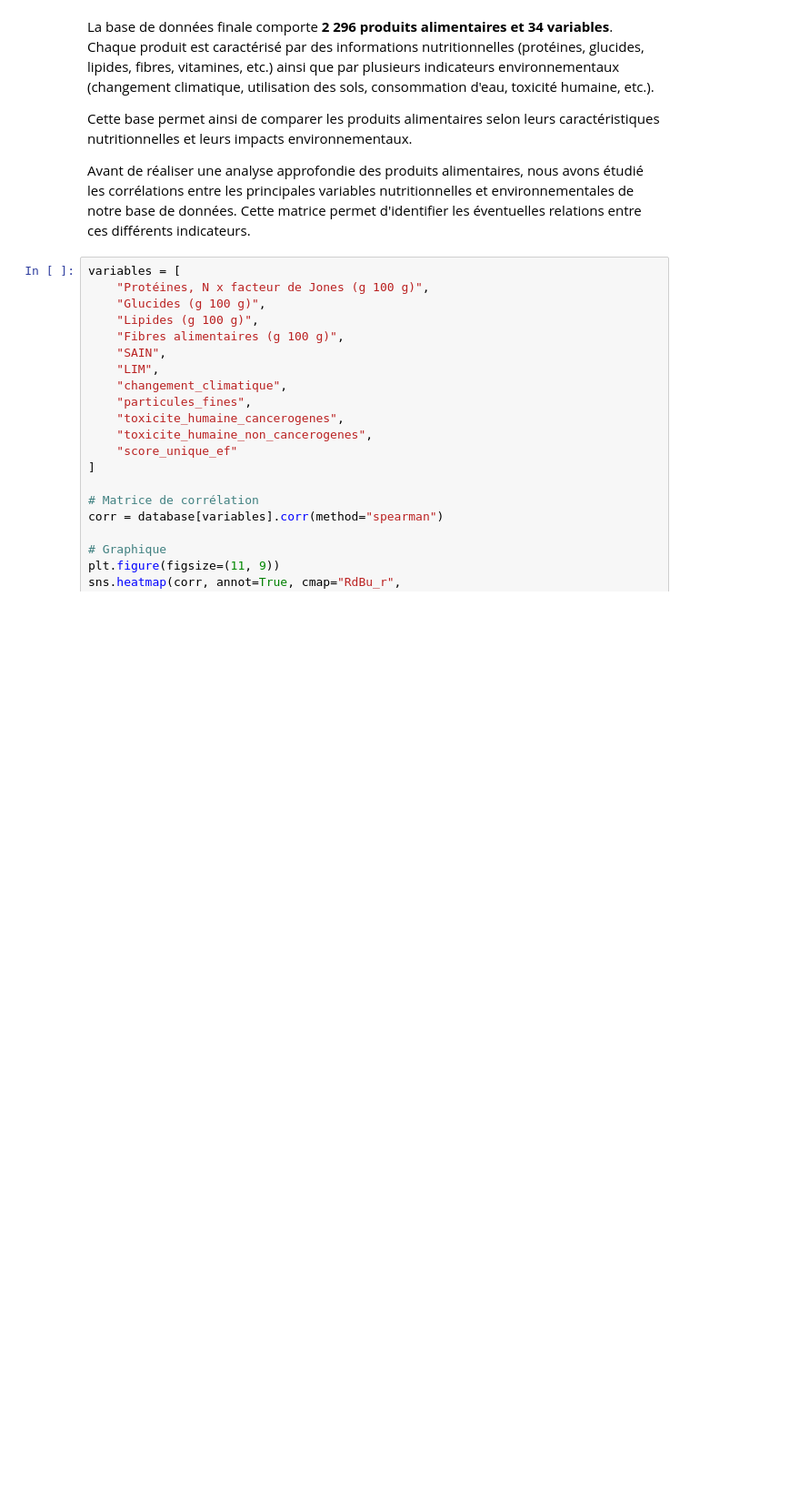
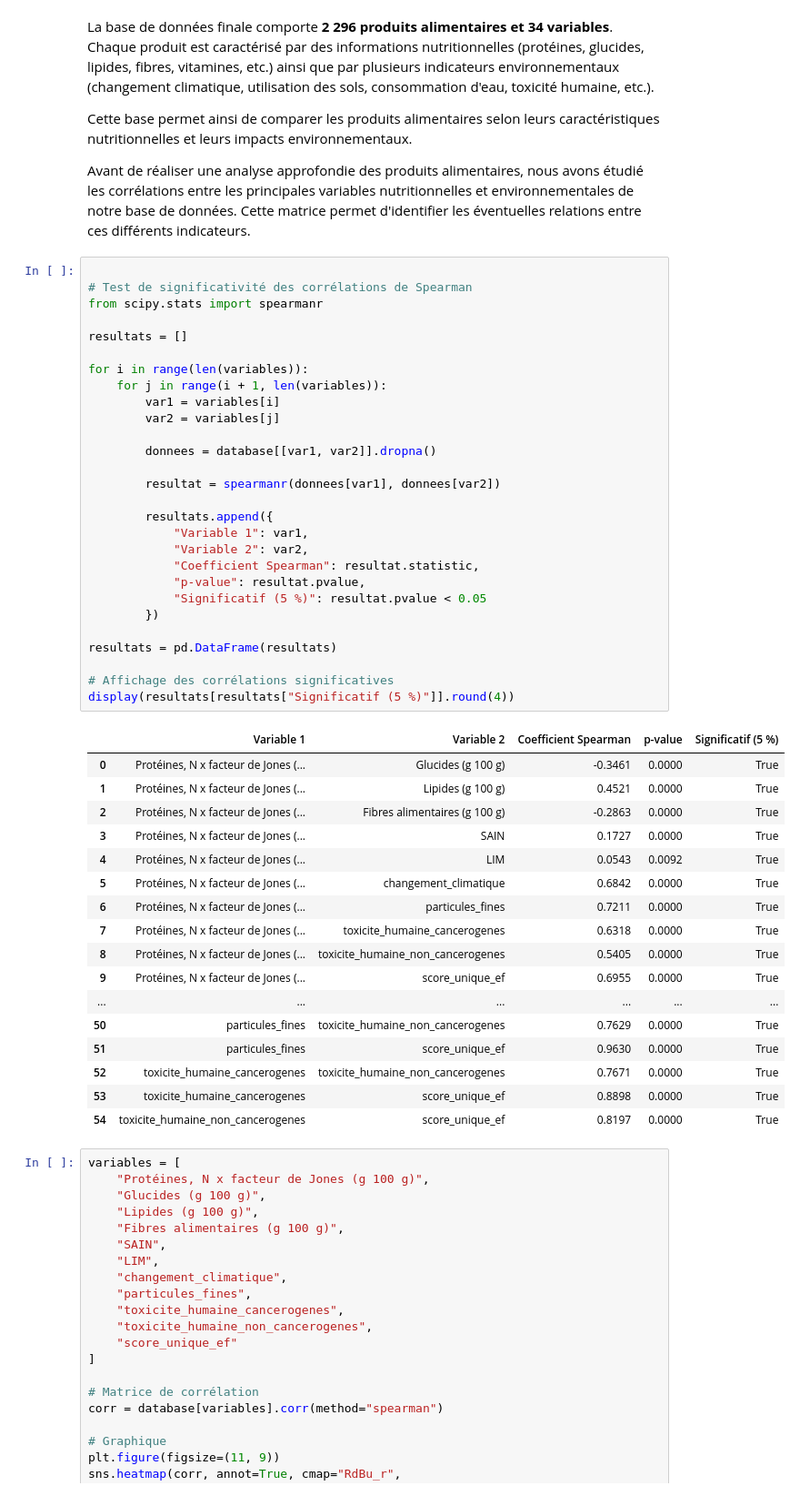
Before and after one commit to scouderc/Projet_Python, a Jupyter notebook: Analyse.ipynb, the cells around one changed output. Shown at 91% size. Saved outputs shown, nothing was run; the diff lists cells and outputs as text; blank space fills up the shorter version.

```diff
--- a/Analyse.ipynb
+++ b/Analyse.ipynb
@@ -54,6 +54,52 @@ La base de données finale comporte **2 296 produits alimentaires et 34 variable
 Cette base permet ainsi de comparer les produits alimentaires selon leurs caractéristiques nutritionnelles et leurs impacts environnementaux.
 
 Avant de réaliser une analyse approfondie des produits alimentaires, nous avons étudié les corrélations entre les principales variables nutritionnelles et environnementales de notre base de données. Cette matrice permet d'identifier les éventuelles relations entre ces différents indicateurs.
+# %%
+
+# Test de significativité des corrélations de Spearman
+from scipy.stats import spearmanr
+
+resultats = []
+
+for i in range(len(variables)):
+    for j in range(i + 1, len(variables)):
+        var1 = variables[i]
+        var2 = variables[j]
+
+        donnees = database[[var1, var2]].dropna()
+
+        resultat = spearmanr(donnees[var1], donnees[var2])
+
+        resultats.append({
+            "Variable 1": var1,
+            "Variable 2": var2,
+            "Coefficient Spearman": resultat.statistic,
+            "p-value": resultat.pvalue,
+            "Significatif (5 %)": resultat.pvalue < 0.05
+        })
+
+resultats = pd.DataFrame(resultats)
+
+# Affichage des corrélations significatives
+display(resultats[resultats["Significatif (5 %)"]].round(4))
+# %% [output]
+|  | Variable 1 | Variable 2 | Coefficient Spearman | p-value | Significatif (5 %) |
+| 0 | Protéines, N x facteur de Jones (... | Glucides (g 100 g) | -0.3461 | 0.0000 | True |
+| 1 | Protéines, N x facteur de Jones (... | Lipides (g 100 g) | 0.4521 | 0.0000 | True |
+| 2 | Protéines, N x facteur de Jones (... | Fibres alimentaires (g 100 g) | -0.2863 | 0.0000 | True |
+| 3 | Protéines, N x facteur de Jones (... | SAIN | 0.1727 | 0.0000 | True |
+| 4 | Protéines, N x facteur de Jones (... | LIM | 0.0543 | 0.0092 | True |
+| 5 | Protéines, N x facteur de Jones (... | changement_climatique | 0.6842 | 0.0000 | True |
+| 6 | Protéines, N x facteur de Jones (... | particules_fines | 0.7211 | 0.0000 | True |
+| 7 | Protéines, N x facteur de Jones (... | toxicite_humaine_cancerogenes | 0.6318 | 0.0000 | True |
+| 8 | Protéines, N x facteur de Jones (... | toxicite_humaine_non_cancerogenes | 0.5405 | 0.0000 | True |
+| 9 | Protéines, N x facteur de Jones (... | score_unique_ef | 0.6955 | 0.0000 | True |
+| ... | ... | ... | ... | ... | ... |
+| 50 | particules_fines | toxicite_humaine_non_cancerogenes | 0.7629 | 0.0000 | True |
+| 51 | particules_fines | score_unique_ef | 0.9630 | 0.0000 | True |
+| 52 | toxicite_humaine_cancerogenes | toxicite_humaine_non_cancerogenes | 0.7671 | 0.0000 | True |
+| 53 | toxicite_humaine_cancerogenes | score_unique_ef | 0.8898 | 0.0000 | True |
+| 54 | toxicite_humaine_non_cancerogenes | score_unique_ef | 0.8197 | 0.0000 | True |
 # %%
 variables = [
     "Protéines, N x facteur de Jones (g 100 g)",
```
Also changed, not shown: parts of 9 cells of this notebook.
